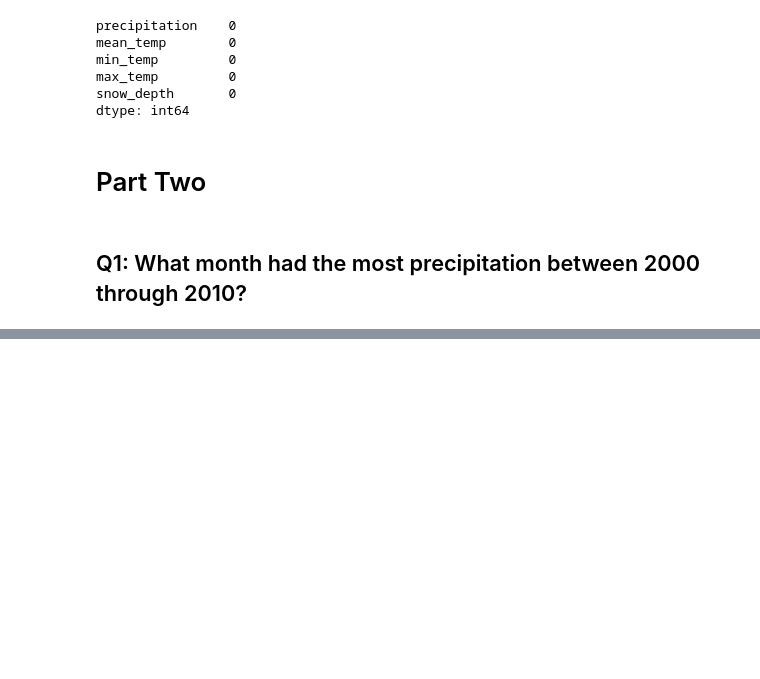
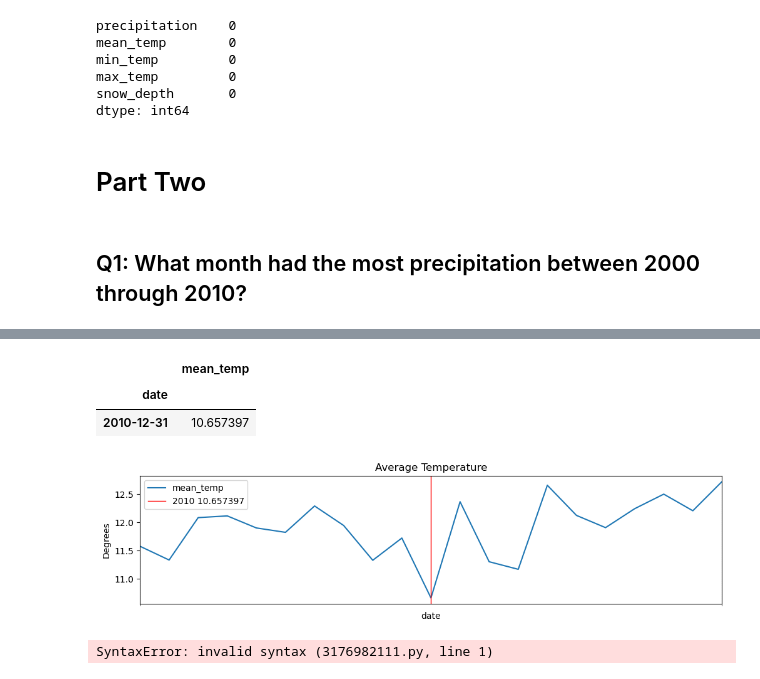
Before and after one commit to kleintjesk/Resampling-Datetime-Data, a Jupyter notebook: Resampling Datetime Data.ipynb, the cells around one changed output, grey strips where cells are left out. Saved outputs shown, nothing was run; the diff lists cells and outputs as text; code cells hidden in the pictures; blank space fills up the shorter version.

```diff
--- a/Resampling Datetime Data.ipynb
+++ b/Resampling Datetime Data.ipynb
@@ -130,0 +190,5 @@ df1.head()
+# %%
+#create a copy of the dataframe and drop every column but the mean temp
+copy=df.copy()
+copy = copy.drop(['max_temp', 'min_temp', 'precipitation', 'snow_depth'], axis=1)
+copy.head()
@@ -130,0 +203,4 @@ df1.head()
+# %%
+#resample to a yearly frequency using .mean() as the aggregation method
+copy = copy.resample("A").mean()
+copy.head()
@@ -130,0 +215,41 @@ df1.head()
+# %%
+#find the year for the lowest mean temperature
+min_temp = copy.idxmin()
+copy.loc[min_temp]
+# %% [output]
+|  | mean_temp |
+| date |  |
+| 2010-12-31 | 10.657397 |
+# %%
+## creating our tick locators and formatters
+## for minor month ticks
+# create the locator to place ticks every 12 months.
+loc_12months = mdates.MonthLocator(interval=12)
+## for major year ticks
+loc_year = mdates.YearLocator(5)
+fmt_year = mdates.DateFormatter("%Y")
+# %%
+##  Make the fig and axis first
+#  plot the time series with pandas
+fig, ax = plt.subplots(figsize=(12,3))
+copy.plot(ax=ax,title='Average Temperature',ylabel='Degrees');
+##  Set xticks and xticklables
+ax.set_xticks(ax.get_xticks())
+ax.set_xticklabels(ax.get_xticklabels(), fontsize='large',fontweight='bold' )
+ax.axvline("2010-12-31",color='red',lw=1, label='2010 10.657397')
+##  customize minor ticks
+ax.xaxis.set_minor_locator(loc_12months)
+##  customize major ticks
+ax.xaxis.set_major_locator(loc_year)
+ax.xaxis.set_major_formatter(fmt_year)
+##  Making major/minor gridlines visually distinct
+ax.grid(which='minor',axis='x',ls=":")
+ax.grid(which='major',axis='x',color='k')
+fig.autofmt_xdate(rotation=90,ha='center')
+ax.legend();
+# %% [output]
+[figure, added]
+# %%
+The year 2010 had the collest average temperature at 10.657397 degrees
+# %% [output]
+SyntaxError: invalid syntax (3176982111.py, line 1)
```
Also changed, not shown: parts of 10 cells of this notebook.
